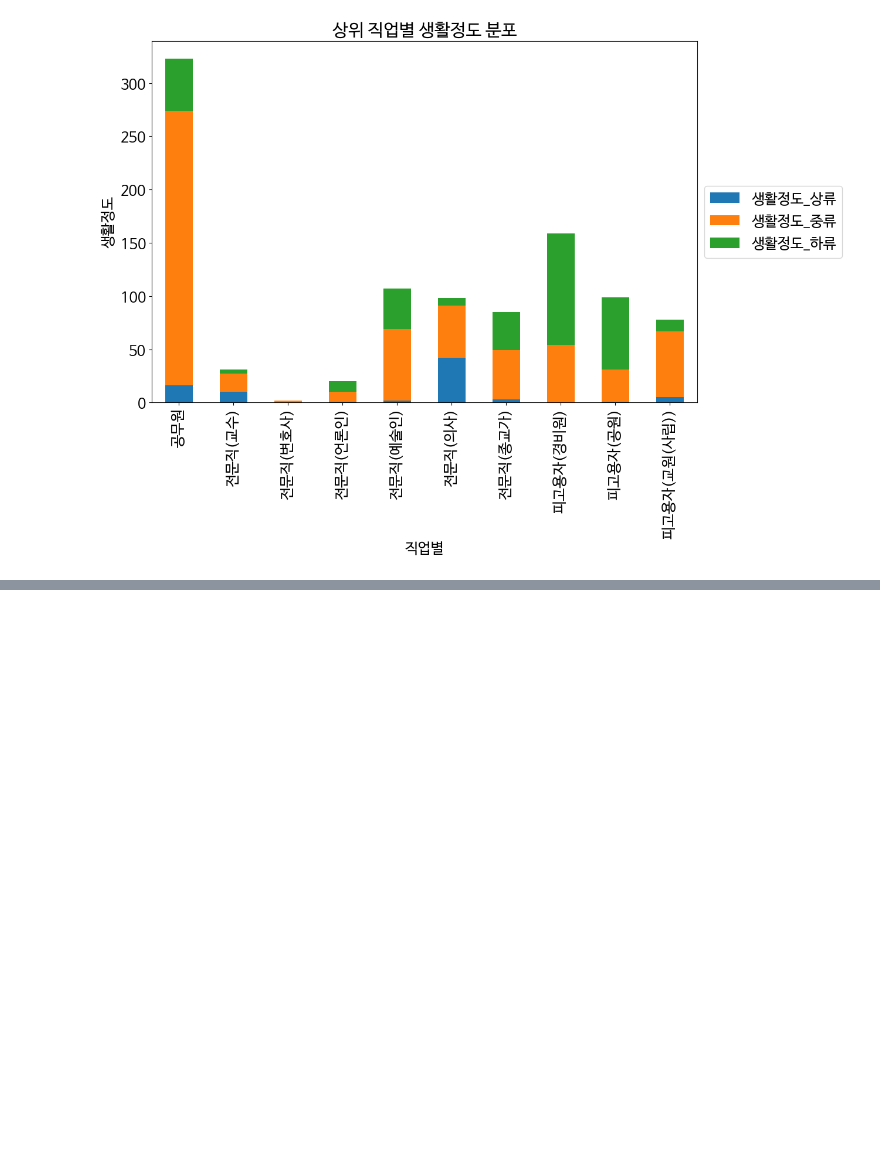
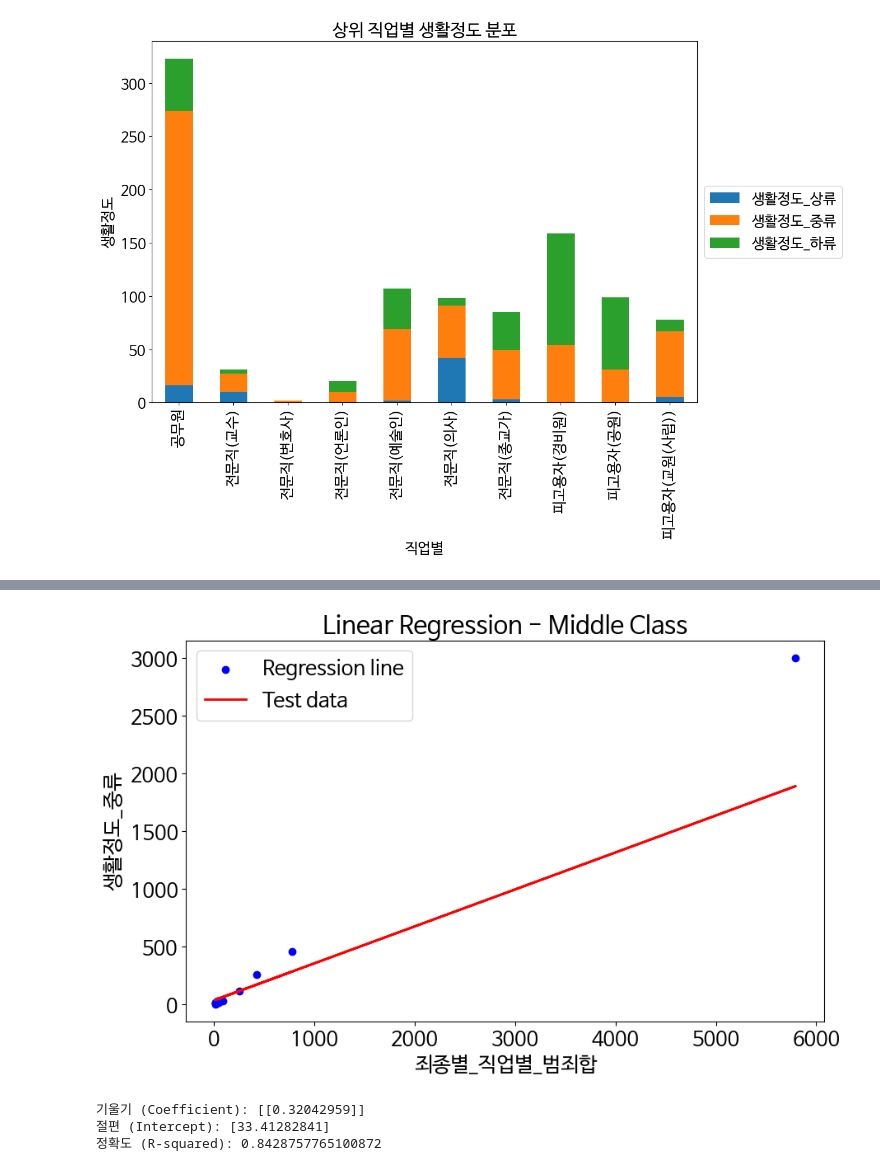
Before and after one commit to corin2junseo/AiProject, a Jupyter notebook: 기말프로젝트.ipynb, the cells around one changed output, grey strips where cells are left out. Cells and saved outputs as stored; diff of their text form; code cells hidden in the pictures; blank space fills up the shorter version.

```diff
--- a/기말프로젝트.ipynb
+++ b/기말프로젝트.ipynb
@@ -323,0 +421,26 @@ Index: []
+# %%
+# 중류 예측 수행
+predictions_middle = model_middle.predict(X_test_middle)
+
+plt.figure(figsize=(10, 6))
+
+# 실제 데이터
+plt.scatter(X_test_middle, y_test_middle, color='blue')
+
+# 회귀 예측 결과
+plt.plot(X_test_middle, predictions_middle, color='red', linewidth=2)
+
+plt.title('Linear Regression - Middle Class')
+plt.xlabel('죄종별_직업별_범죄합')
+plt.ylabel('생활정도_중류')
+plt.legend(['Regression line', 'Test data'])
+plt.show()
+
+print("기울기 (Coefficient):", model_middle.coef_)
+print("절편 (Intercept):", model_middle.intercept_)
+print("정확도 (R-squared):", r_squared_middle)
+# %% [output]
+[figure, added]
+기울기 (Coefficient): [[0.32042959]]
+절편 (Intercept): [33.41282841]
+정확도 (R-squared): 0.8428757765100872
```
Also changed, not shown: parts of 9 cells of this notebook.
